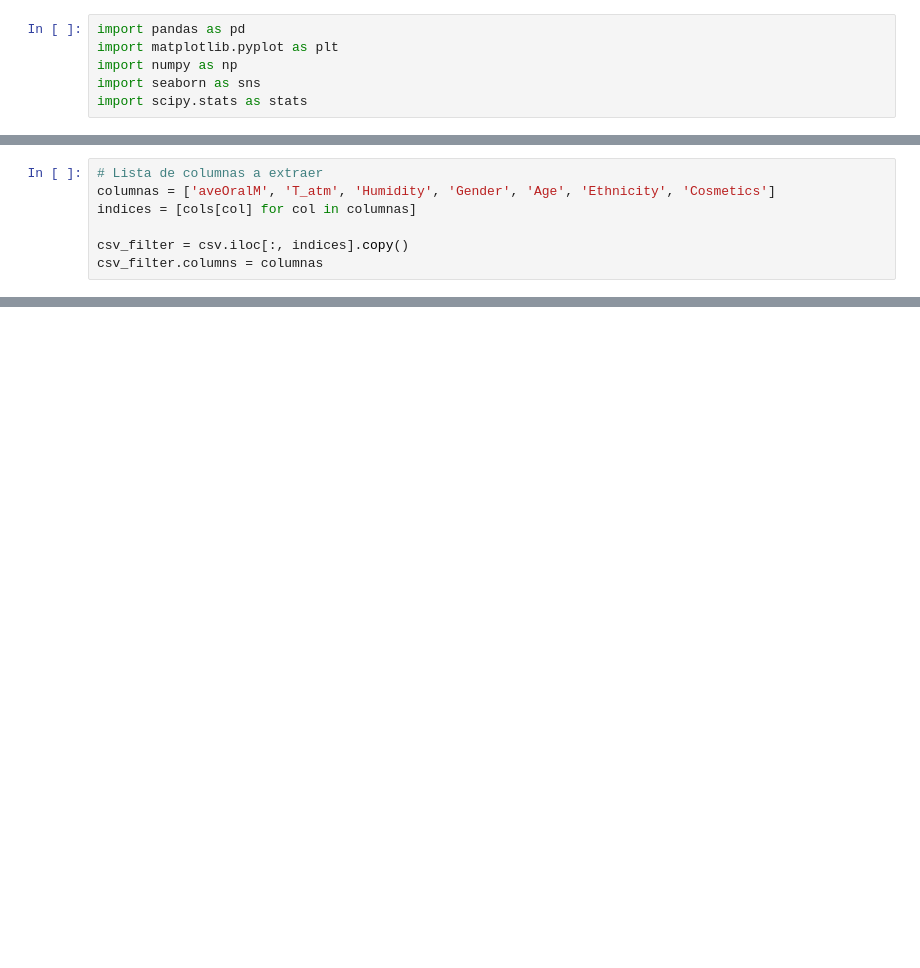
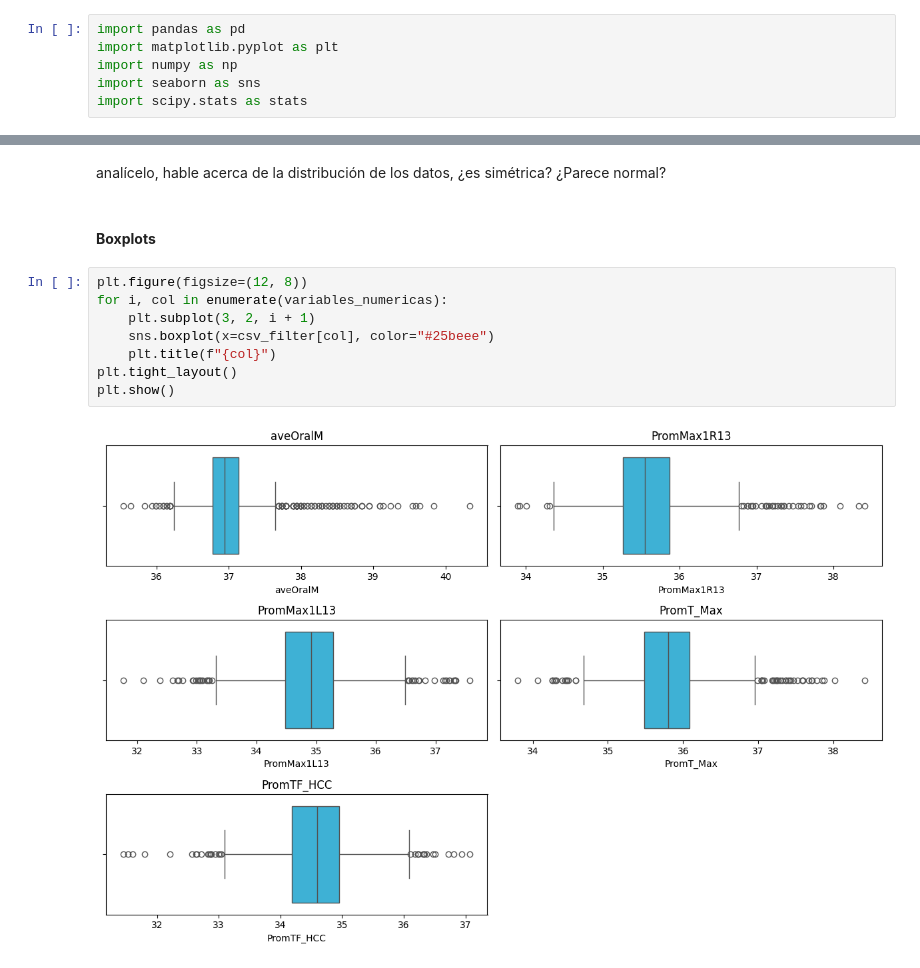
Before and after one commit to Karensity12/Proyecto-2-probabilidad, a Jupyter notebook: codigo.ipynb, the cells around one changed output, grey strips where cells are left out. Drawn from its saved outputs; the diff is of its cells as text; blank space fills up the shorter version.

```diff
--- a/codigo.ipynb
+++ b/codigo.ipynb
@@ -114,7 +12,0 @@ csv = csv.iloc[2:].reset_index(drop=True)
-# %%
-# Lista de columnas a extraer
-columnas = ['aveOralM', 'T_atm', 'Humidity', 'Gender', 'Age', 'Ethnicity', 'Cosmetics']
-indices = [cols[col] for col in columnas]
-
-csv_filter = csv.iloc[:, indices].copy()
-csv_filter.columns = columnas
@@ -205,0 +291,15 @@ Resumen estadístico completo:
+# %% [markdown]
+analícelo, hable acerca
+de la distribución de los datos, ¿es simétrica? ¿Parece normal?
+# %% [markdown]
+<h4><strong>Boxplots</strong></h4>
+# %%
+plt.figure(figsize=(12, 8))
+for i, col in enumerate(variables_numericas):
+    plt.subplot(3, 2, i + 1)
+    sns.boxplot(x=csv_filter[col], color="#25beee")
+    plt.title(f"{col}")
+plt.tight_layout()
+plt.show()
+# %% [output]
+[figure, added]
```
Also changed, not shown: parts of 48 cells of this notebook, 1 other file.
